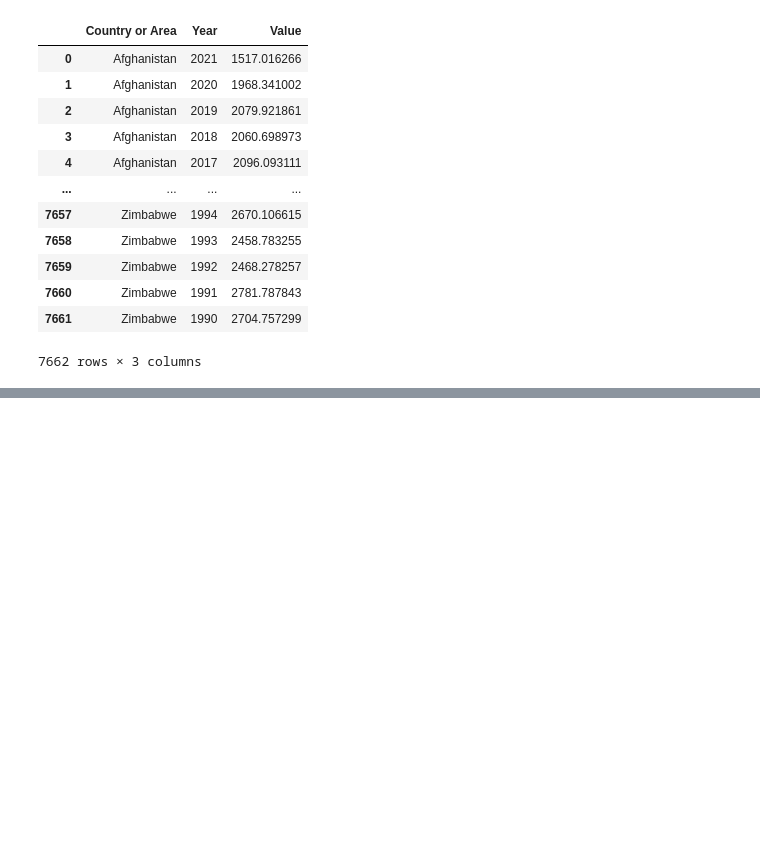
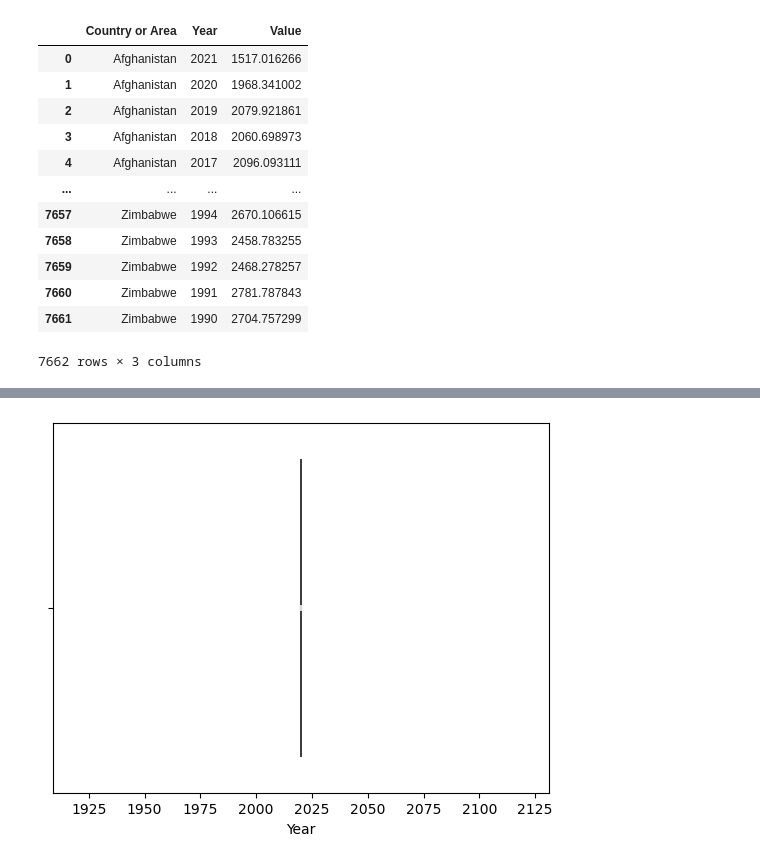
Before and after one commit to NSS-Full-Time-Data-Analytics-14/gdp-and-internet-usage-Hunter-Farrar, a Jupyter notebook: Notebook/gdp_and_internet_usage.ipynb, the cells around one changed output, grey strips where cells are left out. Cells and saved outputs as stored; diff of their text form; code cells hidden in the pictures; blank space fills up the shorter version.

```diff
--- a/Notebook/gdp_and_internet_usage.ipynb
+++ b/Notebook/gdp_and_internet_usage.ipynb
@@ -47,0 +86,4 @@ gdp_df_no_notes
+# %%
+sns.violinplot (x = gdp_df_year['Year']);
+# %% [output]
+[figure, added]
```
Also changed, not shown: parts of 14 cells of this notebook.
